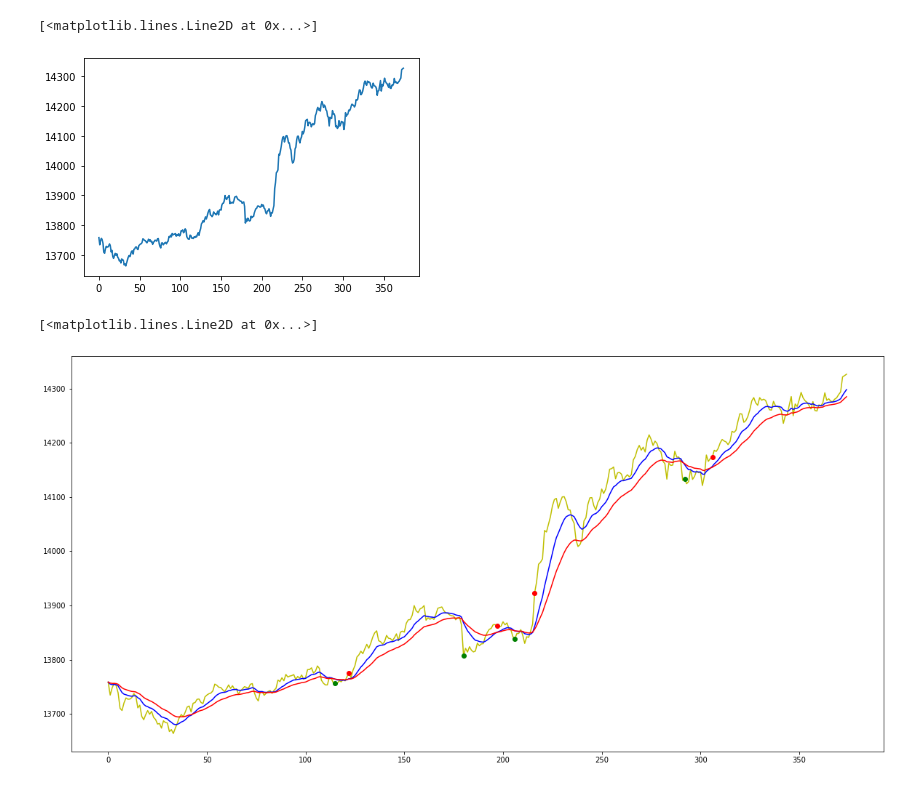
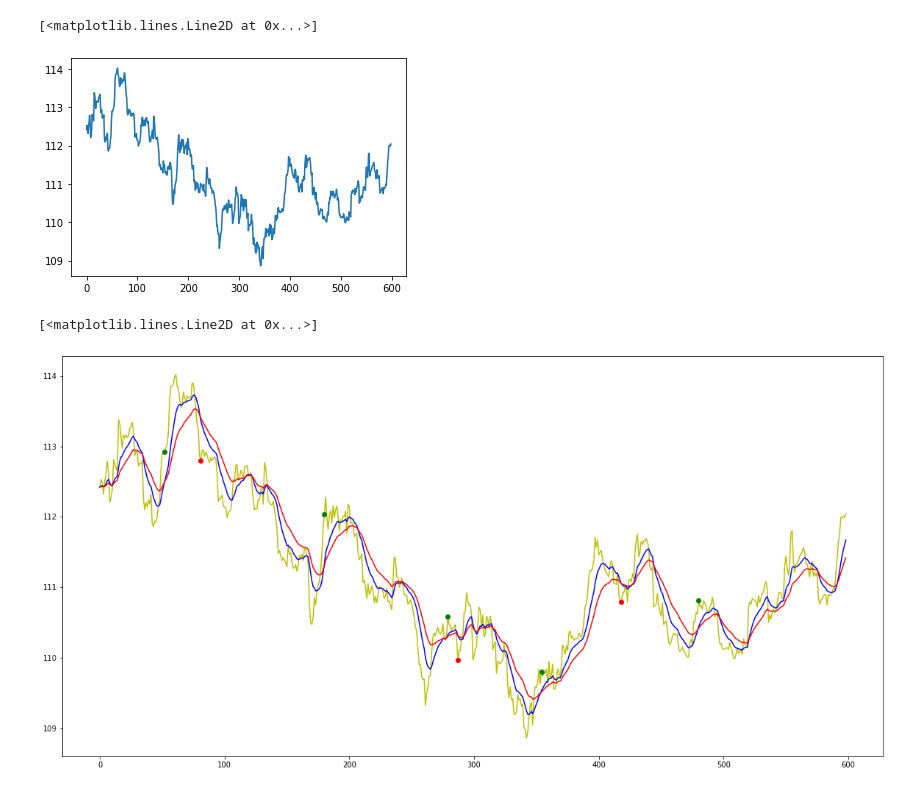
Before and after one commit to AmaldevTA/stock_entry, a Jupyter notebook: share_EMA_modified.ipynb, the cells around one changed output. Saved outputs shown, nothing was run; the diff lists cells and outputs as text; code cells hidden in the pictures.

```diff
--- a/share_EMA_modified.ipynb
+++ b/share_EMA_modified.ipynb
@@ -4,6 +4,6 @@ import numpy as np
 import pandas as pd
 import matplotlib.pyplot as plt
 # %%
-input_data = 'data02/intra_day.csv'
+input_data = 'data02/data_set04.csv'
 trade_history_long = 'data02/trade_history_long.csv'
 trade_history_short = 'data02/trade_history_short.csv'
@@ -52,38 +61,47 @@ def closeTrade(current_price):
 # %%
 stockData = pd.Series([],dtype='float64')
 original_data = pd.read_csv(input_data)
-original_data = original_data['Close']
-#ticker = original_data.iloc[:, 1]
-ticker = original_data[0:375]
+#original_data = original_data['price']
+ticker = original_data.iloc[:, 1]
+#ticker = original_data[0:375]
 
+openTradeHistory()
 plt.plot(ticker)
 # %% [output]
 [<matplotlib.lines.Line2D at 0x...>]
-[figure, old version]
+[figure, new version]
 # %%
 plt.figure(figsize=(20, 10))
 plt.plot(ticker, c='y')
 
-openTradeHistory()
 for val in ticker:
-    closeTrade(val)
     stockData[len(stockData)] = val
 
     if len(stockData) > 50:
+        nanoWindow = stockData.ewm(span=4, adjust=False).mean()
         shortWindow = stockData.ewm(span=12, adjust=False).mean()
         longWindow = stockData.ewm(span=26, adjust=False).mean()
+        closeTrade(val, nanoWindow[len(nanoWindow) - 1])
         idx = len(stockData) - 1
 
         if shortWindow[idx-1] < longWindow[idx-1] and shortWindow[idx] >= longWindow[idx]:
-            plt.plot(idx, val, c='r', marker='o') #Long
-            createTradeHistoryLong([idx, "long", val, (val+3.0), (val-2.25), 0])
+            df_l = pd.read_csv(trade_history_long)
+            last_long = df_l.tail(1).close.tolist()
+            if len(last_long) != 0 and last_long[0] == 0:
+                continue
+            plt.plot(idx, val, c='g', marker='o') #Long
+            createTradeHistoryLong([idx, "long", val, (val+reward_price), (val-risk_price), 0])
 
         if shortWindow[idx-1] > longWindow[idx-1] and shortWindow[idx] < longWindow[idx]:
-            plt.plot(idx, val, c='g', marker='o') #short
-            createTradeHistoryShort([idx, "short", val, (val-3.0), (val+2.25), 0])
+            df_s = pd.read_csv(trade_history_short)
+            last_short = df_s.tail(1).close.tolist()
+            if len(last_short) != 0 and last_short[0] == 0:
+                continue
+            plt.plot(idx, val, c='r', marker='o') #short
+            createTradeHistoryShort([idx, "short", val, (val-reward_price), (val+risk_price), 0])
 
 plt.plot(shortWindow, c='b')
 plt.plot(longWindow, c='r')
 # %% [output]
 [<matplotlib.lines.Line2D at 0x...>]
-[figure, old version]
+[figure, new version]
```
Also changed, not shown: parts of 4 cells of this notebook, 3 other files.
